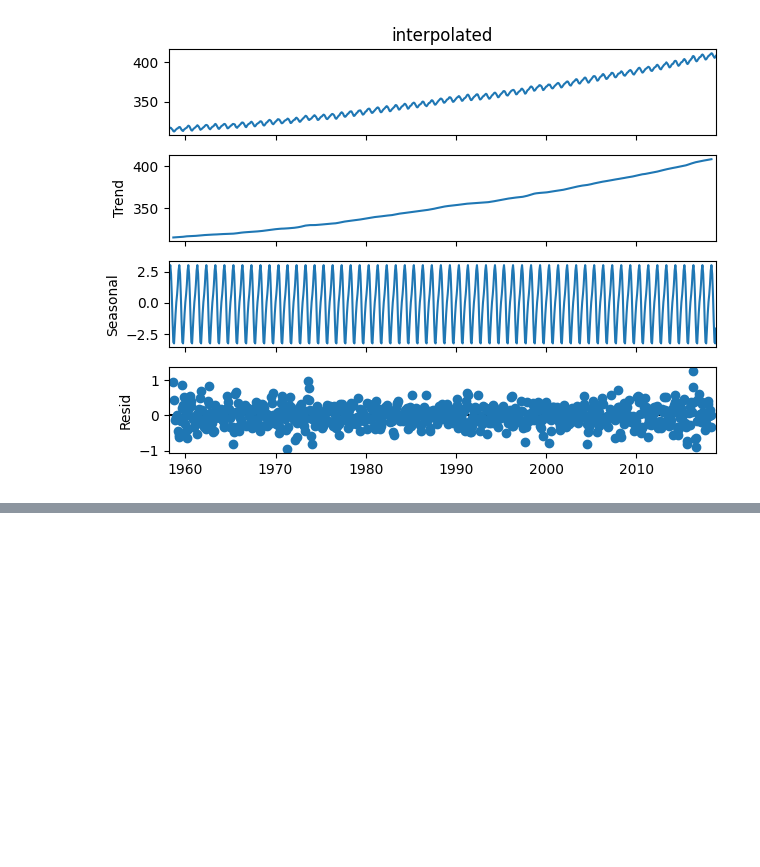
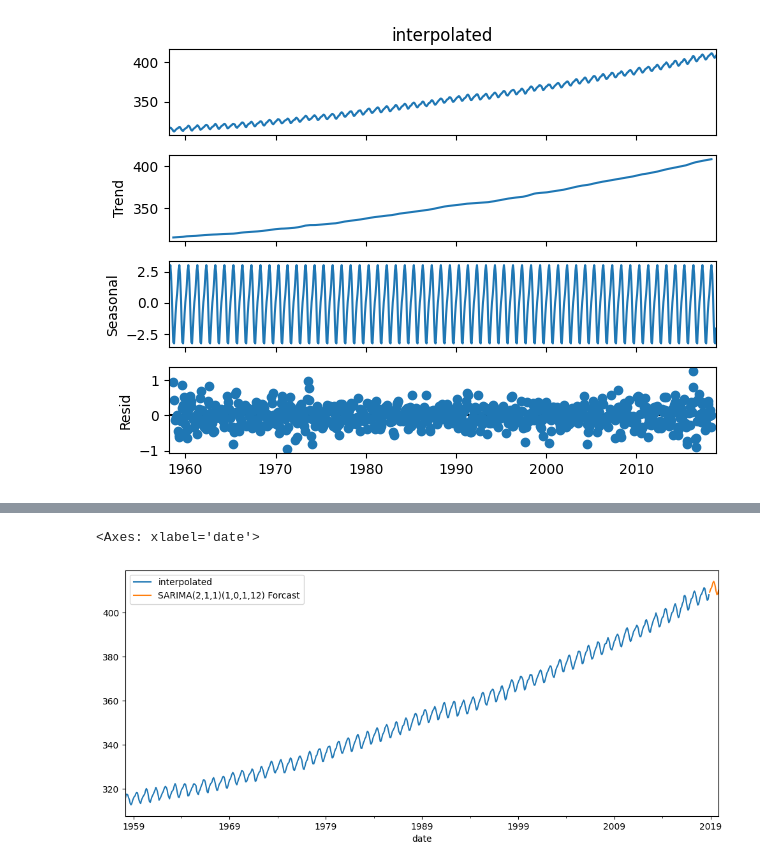
Before and after one commit to nmaiya/ColabTimeSeries, a Jupyter notebook: SARIMAX.ipynb, the cells around one changed output, grey strips where cells are left out. Saved outputs shown, nothing was run; the diff lists cells and outputs as text; code cells hidden in the pictures; blank space fills up the shorter version.

```diff
--- a/SARIMAX.ipynb
+++ b/SARIMAX.ipynb
@@ -91,0 +175,10 @@ auto_arima(df['interpolated'],seasonal=True,m=12).summary()
+# %%
+results=SARIMAX(df['interpolated'],order=(2,1,1),seasonal_order=(1,0,1,12)).fit()
+# %%
+forcast=results.predict(len(df),len(df)+11,typ='levels').rename('SARIMA(2,1,1)(1,0,1,12) Forcast')
+# %%
+df['interpolated'].plot(figsize=(12,5),legend=True)
+forcast.plot(legend=True)
+# %% [output]
+<Axes: xlabel='date'>
+[figure, added]
```
Also changed, not shown: parts of 7 cells of this notebook.
